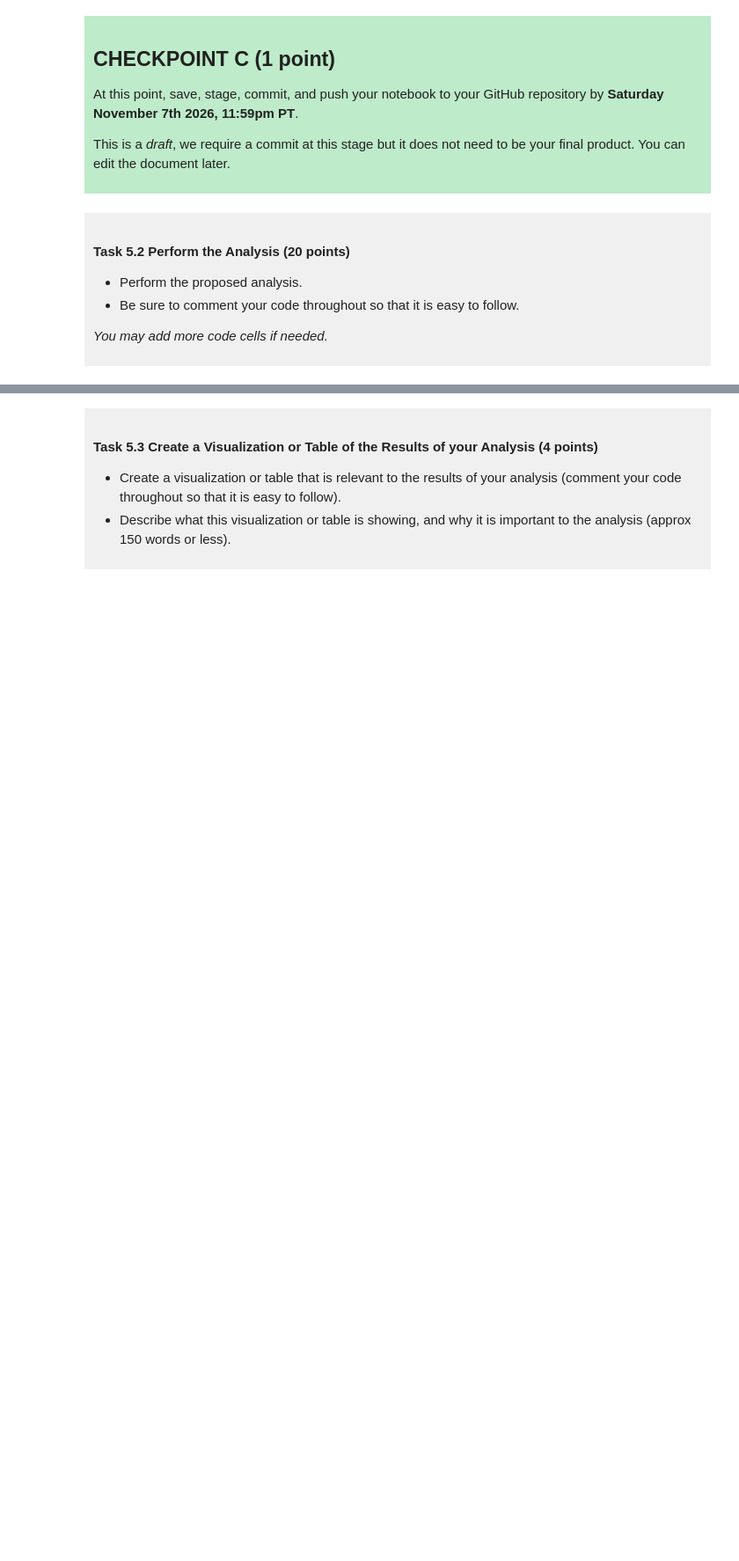
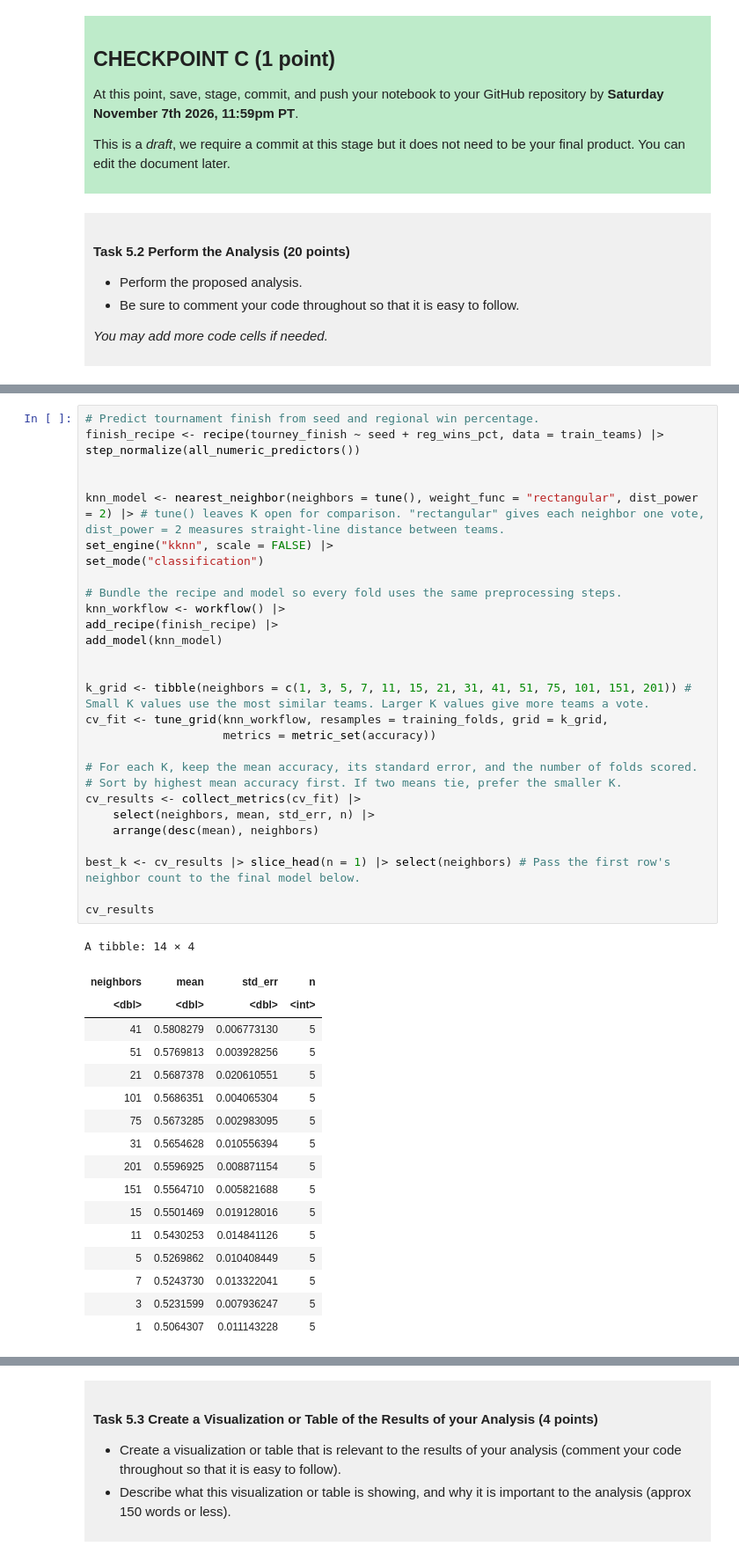
Before and after one commit to jinyichen616-lab/dsci-100-project-Yichen-Jin, a Jupyter notebook: dsci-100-project-notebook.ipynb, the cells around one changed output, grey strips where cells are left out. Shown at 88% size. Drawn from its saved outputs; the diff is of its cells as text; blank space fills up the shorter version.

```diff
--- a/dsci-100-project-notebook.ipynb
+++ b/dsci-100-project-notebook.ipynb
@@ -478,0 +499,47 @@ This is a *draft*, we require a commit at this stage but it does not need to be
+# %%
+# Predict tournament finish from seed and regional win percentage.
+finish_recipe <- recipe(tourney_finish ~ seed + reg_wins_pct, data = train_teams) |>
+step_normalize(all_numeric_predictors())
+
+
+knn_model <- nearest_neighbor(neighbors = tune(), weight_func = "rectangular", dist_power = 2) |> # tune() leaves K open for comparison. "rectangular" gives each neighbor one vote, dist_power = 2 measures straight-line distance between teams.
+set_engine("kknn", scale = FALSE) |>
+set_mode("classification")
+
+# Bundle the recipe and model so every fold uses the same preprocessing steps.
+knn_workflow <- workflow() |>
+add_recipe(finish_recipe) |>
+add_model(knn_model)
+
+
+k_grid <- tibble(neighbors = c(1, 3, 5, 7, 11, 15, 21, 31, 41, 51, 75, 101, 151, 201)) # Small K values use the most similar teams. Larger K values give more teams a vote.
+cv_fit <- tune_grid(knn_workflow, resamples = training_folds, grid = k_grid,
+                    metrics = metric_set(accuracy))
+
+# For each K, keep the mean accuracy, its standard error, and the number of folds scored.
+# Sort by highest mean accuracy first. If two means tie, prefer the smaller K.
+cv_results <- collect_metrics(cv_fit) |>
+    select(neighbors, mean, std_err, n) |>
+    arrange(desc(mean), neighbors)
+
+best_k <- cv_results |> slice_head(n = 1) |> select(neighbors) # Pass the first row's neighbor count to the final model below.
+
+cv_results
+# %% [output]
+A tibble: 14 × 4
+| neighbors | mean | std_err | n |
+| <dbl> | <dbl> | <dbl> | <int> |
+| 41 | 0.5808279 | 0.006773130 | 5 |
+| 51 | 0.5769813 | 0.003928256 | 5 |
+| 21 | 0.5687378 | 0.020610551 | 5 |
+| 101 | 0.5686351 | 0.004065304 | 5 |
+| 75 | 0.5673285 | 0.002983095 | 5 |
+| 31 | 0.5654628 | 0.010556394 | 5 |
+| 201 | 0.5596925 | 0.008871154 | 5 |
+| 151 | 0.5564710 | 0.005821688 | 5 |
+| 15 | 0.5501469 | 0.019128016 | 5 |
+| 11 | 0.5430253 | 0.014841126 | 5 |
+| 5 | 0.5269862 | 0.010408449 | 5 |
+| 7 | 0.5243730 | 0.013322041 | 5 |
+| 3 | 0.5231599 | 0.007936247 | 5 |
+| 1 | 0.5064307 | 0.011143228 | 5 |
```
Also changed, not shown: parts of 7 cells of this notebook.
